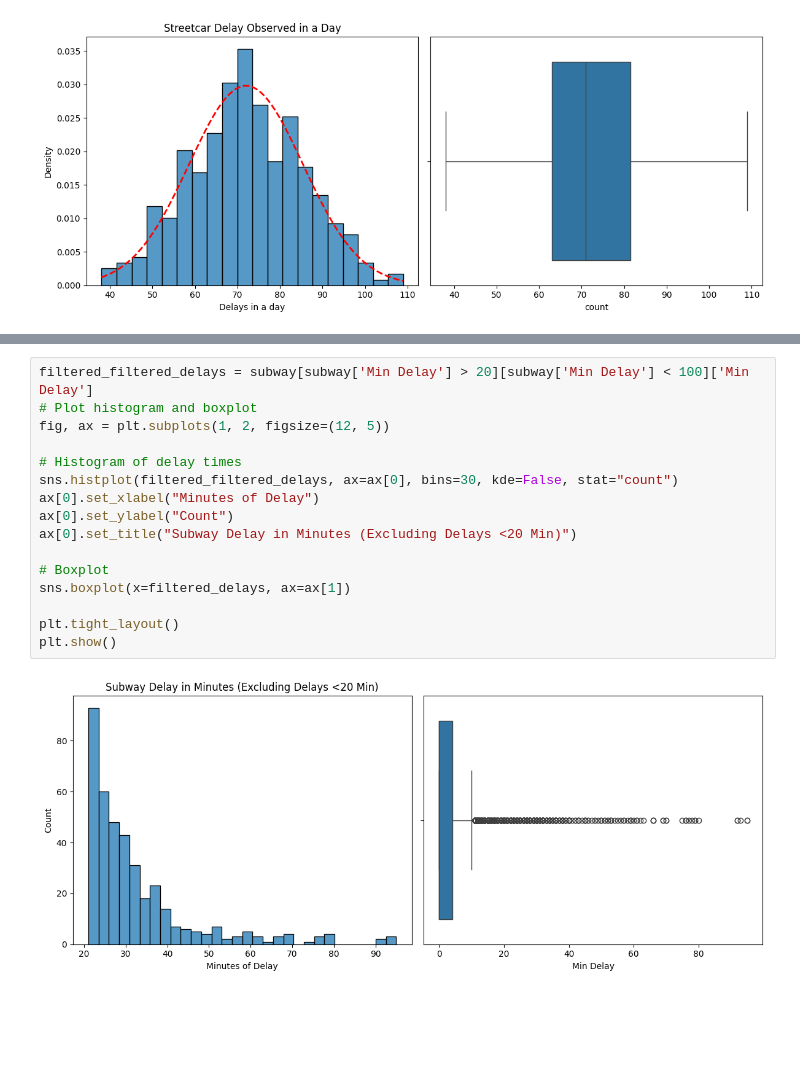
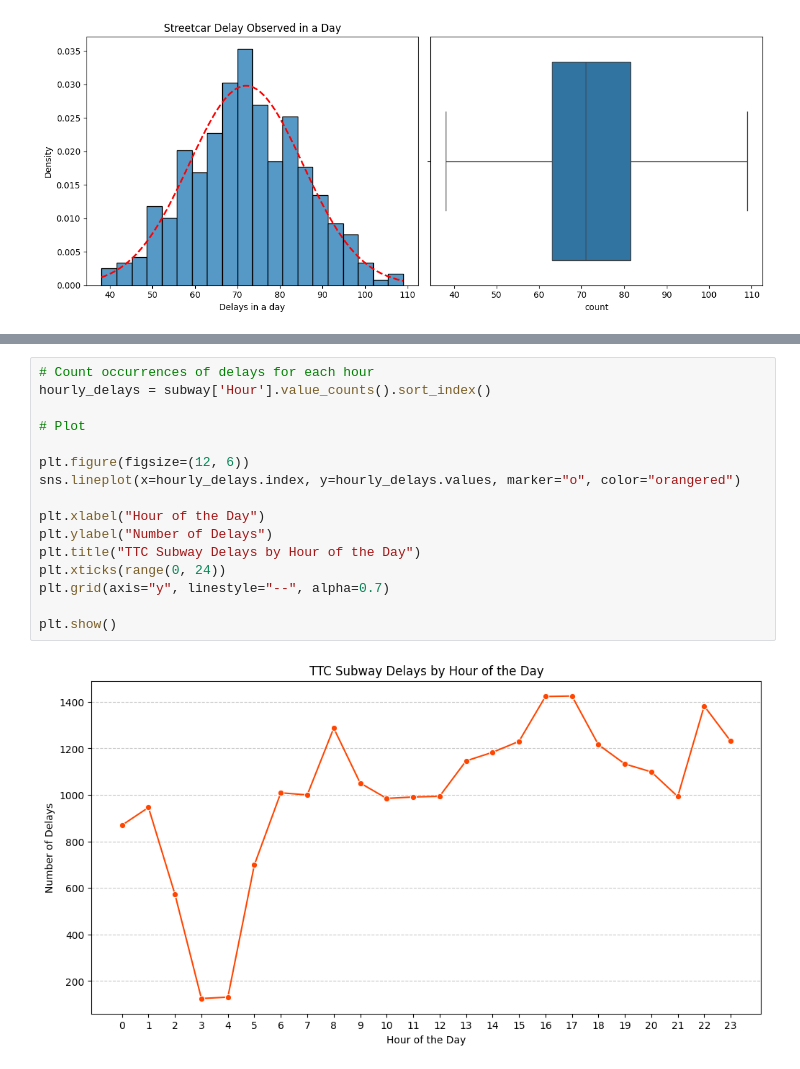
Before and after one commit to JYW5114/TTC_delay, a Jupyter notebook: subway_analysis.ipynb, the cells around one changed output, grey strips where cells are left out. Saved outputs shown, nothing was run; the diff lists cells and outputs as text; blank space fills up the shorter version.

```diff
--- a/subway_analysis.ipynb
+++ b/subway_analysis.ipynb
@@ -622,18 +645,18 @@ plt.show()
-# %%
-filtered_filtered_delays = subway[subway['Min Delay'] > 20][subway['Min Delay'] < 100]['Min Delay']
-# Plot histogram and boxplot
-fig, ax = plt.subplots(1, 2, figsize=(12, 5))
-
-# Histogram of delay times
-sns.histplot(filtered_filtered_delays, ax=ax[0], bins=30, kde=False, stat="count")
-ax[0].set_xlabel("Minutes of Delay")
-ax[0].set_ylabel("Count")
-ax[0].set_title("Subway Delay in Minutes (Excluding Delays <20 Min)")
-
-# Boxplot
-sns.boxplot(x=filtered_delays, ax=ax[1])
-
-plt.tight_layout()
-plt.show()
-# %% [output]
-[figure, removed]
+# %%
+# Count occurrences of delays for each hour
+hourly_delays = subway['Hour'].value_counts().sort_index()
+
+# Plot
+
+plt.figure(figsize=(12, 6))
+sns.lineplot(x=hourly_delays.index, y=hourly_delays.values, marker="o", color="orangered")
+
+plt.xlabel("Hour of the Day")
+plt.ylabel("Number of Delays")
+plt.title("TTC Subway Delays by Hour of the Day")
+plt.xticks(range(0, 24))
+plt.grid(axis="y", linestyle="--", alpha=0.7)
+
+plt.show()
+# %% [output]
+[figure, added]
```
Also changed, not shown: parts of 17 cells of this notebook, 14 other files.
